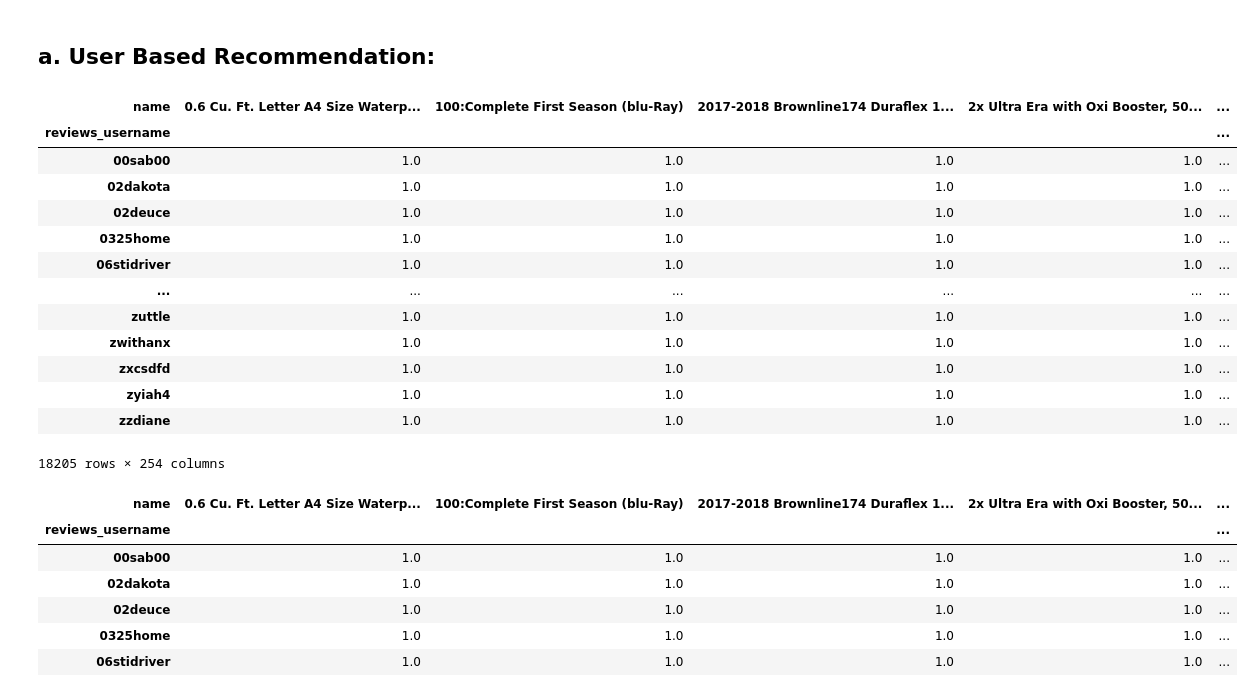
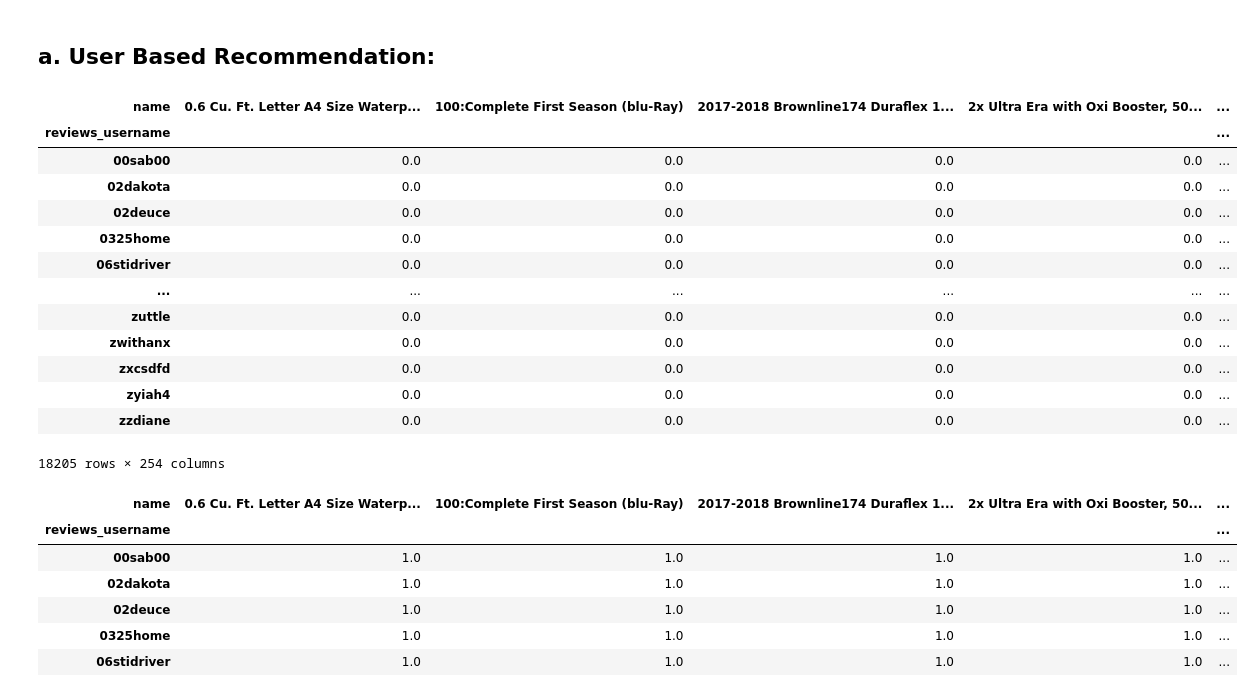
Before and after one commit to imsaptarshi91/Sentiment_Based_Product_Recommendation, a Jupyter notebook: Sentiment_based_Recommender_system.ipynb, the cells around one changed output. Drawn from its saved outputs; the diff is of its cells as text; code cells hidden in the pictures.

```diff
--- a/Sentiment_based_Recommender_system.ipynb
+++ b/Sentiment_based_Recommender_system.ipynb
@@ -866,28 +869,28 @@ test shape =  (9000, 15)
 # %%
 # Creating a pivot table from the training dataset to analyze user-product interactions
 train_pivot = pd.pivot_table(
     index='reviews_username',  # Rows will represent different users
     columns='name',             # Columns will represent different product names
     values='reviews_rating',    # The values in the table will be the ratings given by users
     data=train                  # Using the 'train' dataset
-).fillna(1)  # Filling missing values (NaN) with 1
+).fillna(0)  # Filling missing values (NaN) with 1
 
 # Display the pivot table
 train_pivot
 # %% [output]
 | name | 0.6 Cu. Ft. Letter A4 Size Waterp... | 100:Complete First Season (blu-Ray) | 2017-2018 Brownline174 Duraflex 1... | 2x Ultra Era with Oxi Booster, 50... | ... |
 | reviews_username |  |  |  |  | ... |
-| 00sab00 | 1.0 | 1.0 | 1.0 | 1.0 | ... |
-| 02dakota | 1.0 | 1.0 | 1.0 | 1.0 | ... |
-| 02deuce | 1.0 | 1.0 | 1.0 | 1.0 | ... |
-| 0325home | 1.0 | 1.0 | 1.0 | 1.0 | ... |
-| 06stidriver | 1.0 | 1.0 | 1.0 | 1.0 | ... |
+| 00sab00 | 0.0 | 0.0 | 0.0 | 0.0 | ... |
+| 02dakota | 0.0 | 0.0 | 0.0 | 0.0 | ... |
+| 02deuce | 0.0 | 0.0 | 0.0 | 0.0 | ... |
+| 0325home | 0.0 | 0.0 | 0.0 | 0.0 | ... |
+| 06stidriver | 0.0 | 0.0 | 0.0 | 0.0 | ... |
 | ... | ... | ... | ... | ... | ... |
-| zuttle | 1.0 | 1.0 | 1.0 | 1.0 | ... |
-| zwithanx | 1.0 | 1.0 | 1.0 | 1.0 | ... |
-| zxcsdfd | 1.0 | 1.0 | 1.0 | 1.0 | ... |
-| zyiah4 | 1.0 | 1.0 | 1.0 | 1.0 | ... |
-| zzdiane | 1.0 | 1.0 | 1.0 | 1.0 | ... |
+| zuttle | 0.0 | 0.0 | 0.0 | 0.0 | ... |
+| zwithanx | 0.0 | 0.0 | 0.0 | 0.0 | ... |
+| zxcsdfd | 0.0 | 0.0 | 0.0 | 0.0 | ... |
+| zyiah4 | 0.0 | 0.0 | 0.0 | 0.0 | ... |
+| zzdiane | 0.0 | 0.0 | 0.0 | 0.0 | ... |
 18205 rows × 254 columns
 # %%
 # Creating a pivot table from the training dataset to analyze user-product interactions
```
Also changed, not shown: parts of 27 cells of this notebook, 15 other files.
